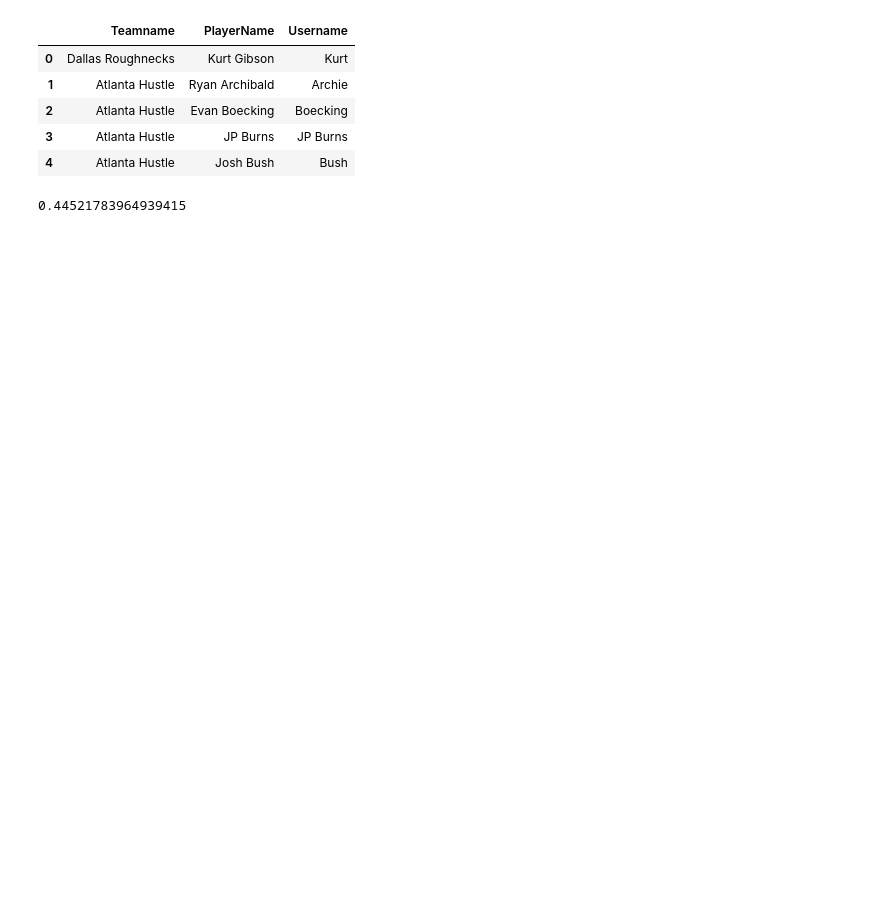
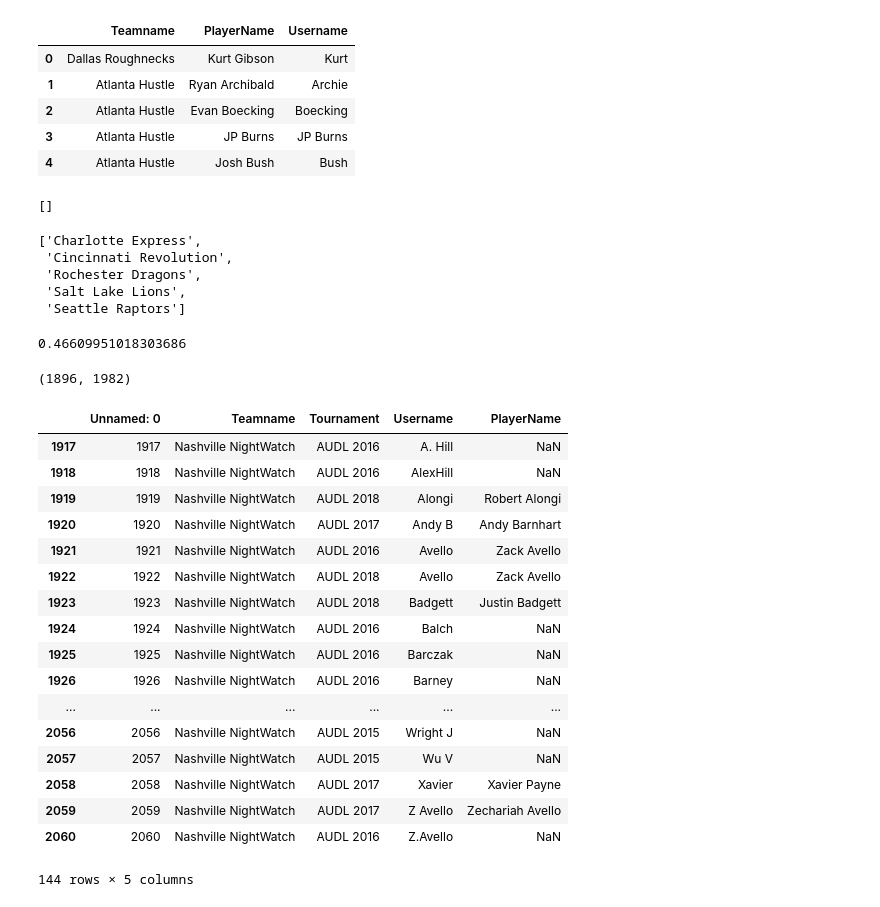
Before and after one commit to dfiorino/ultianalyticspull, a Jupyter notebook: player-names/04_username_playername.ipynb, the cells around one changed output. Saved outputs shown, nothing was run; the diff lists cells and outputs as text; code cells hidden in the pictures; blank space fills up the shorter version.

Commit message:
Filled more usernames 51%

```diff
--- a/player-names/04_username_playername.ipynb
+++ b/player-names/04_username_playername.ipynb
@@ -47,7 +47,7 @@ matched_2017 = pd.read_csv('audlrosters2017.csv',
                                                         5:'PlayerName',
                                                         6:'Username'})[['Teamname',
                                                                         'PlayerName',
-                                                                        'Username']].drop_duplicates()
+                                                                        'Username']].drop_duplicates().replace('San Francisco Flamethrowers','San Francisco FlameThrowers')
 matched_2017.head()
 # %% [output]
 |  | Teamname | PlayerName | Username |
@@ -61,7 +69,7 @@ matched = pd.merge(matched_2017,
                     matched_2018,
                     right_on=['Teamname','Username'],
                     left_on=['Teamname','Username'],
-                    how='outer')
+                    how='outer').replace('Nashville Nightwatch','Nashville NightWatch')
 matched['PlayerName'] = matched.PlayerName_x.fillna(matched.PlayerName_y) # Use 2017 if conflicting
 matched = matched[['Teamname','PlayerName','Username']]
 matched.head()
@@ -72,6 +80,18 @@ matched.head()
 | 2 | Atlanta Hustle | Evan Boecking | Boecking |
 | 3 | Atlanta Hustle | JP Burns | JP Burns |
 | 4 | Atlanta Hustle | Josh Bush | Bush |
+# %%
+[i for i in matched.Teamname.unique() if i not in username_relations.Teamname.unique()]
+# %% [output]
+[]
+# %%
+[i for i in username_relations.Teamname.unique() if i not in matched.Teamname.unique()]
+# %% [output]
+['Charlotte Express',
+ 'Cincinnati Revolution',
+ 'Rochester Dragons',
+ 'Salt Lake Lions',
+ 'Seattle Raptors']
 # %%
 username_playername = pd.merge(username_relations,
                                  matched,
@@ -87,4 +107,33 @@ username_playername.to_csv('04_username_playername_relation.csv')
 # %%
 len(username_playername.dropna()) / len(username_playername)
 # %% [output]
-0.44521783964939415
+0.46609951018303686
+# %%
+username_playername
+foo = pd.read_csv('05_username_playername_relation.csv')
+
+len(foo.dropna()),len(foo.fillna(username_playername).dropna())
+# %% [output]
+(1896, 1982)
+# %%
+foo[foo.Teamname.str.contains('Nashv')]
+foo[foo.Teamname.str.contains('Nashv')].fillna(username_playername)
+# %% [output]
+|  | Unnamed: 0 | Teamname | Tournament | Username | PlayerName |
+| 1917 | 1917 | Nashville NightWatch | AUDL 2016 | A. Hill | NaN |
+| 1918 | 1918 | Nashville NightWatch | AUDL 2016 | AlexHill | NaN |
+| 1919 | 1919 | Nashville NightWatch | AUDL 2018 | Alongi | Robert Alongi |
+| 1920 | 1920 | Nashville NightWatch | AUDL 2017 | Andy B | Andy Barnhart |
+| 1921 | 1921 | Nashville NightWatch | AUDL 2016 | Avello | Zack Avello |
+| 1922 | 1922 | Nashville NightWatch | AUDL 2018 | Avello | Zack Avello |
+| 1923 | 1923 | Nashville NightWatch | AUDL 2018 | Badgett | Justin Badgett |
+| 1924 | 1924 | Nashville NightWatch | AUDL 2016 | Balch | NaN |
+| 1925 | 1925 | Nashville NightWatch | AUDL 2016 | Barczak | NaN |
+| 1926 | 1926 | Nashville NightWatch | AUDL 2016 | Barney | NaN |
+| ... | ... | ... | ... | ... | ... |
+| 2056 | 2056 | Nashville NightWatch | AUDL 2015 | Wright J | NaN |
+| 2057 | 2057 | Nashville NightWatch | AUDL 2015 | Wu V | NaN |
+| 2058 | 2058 | Nashville NightWatch | AUDL 2017 | Xavier | Xavier Payne |
+| 2059 | 2059 | Nashville NightWatch | AUDL 2017 | Z Avello | Zechariah Avello |
+| 2060 | 2060 | Nashville NightWatch | AUDL 2016 | Z.Avello | NaN |
+144 rows × 5 columns
```
Also changed, not shown: parts of 2 cells of this notebook, 2 other files.
